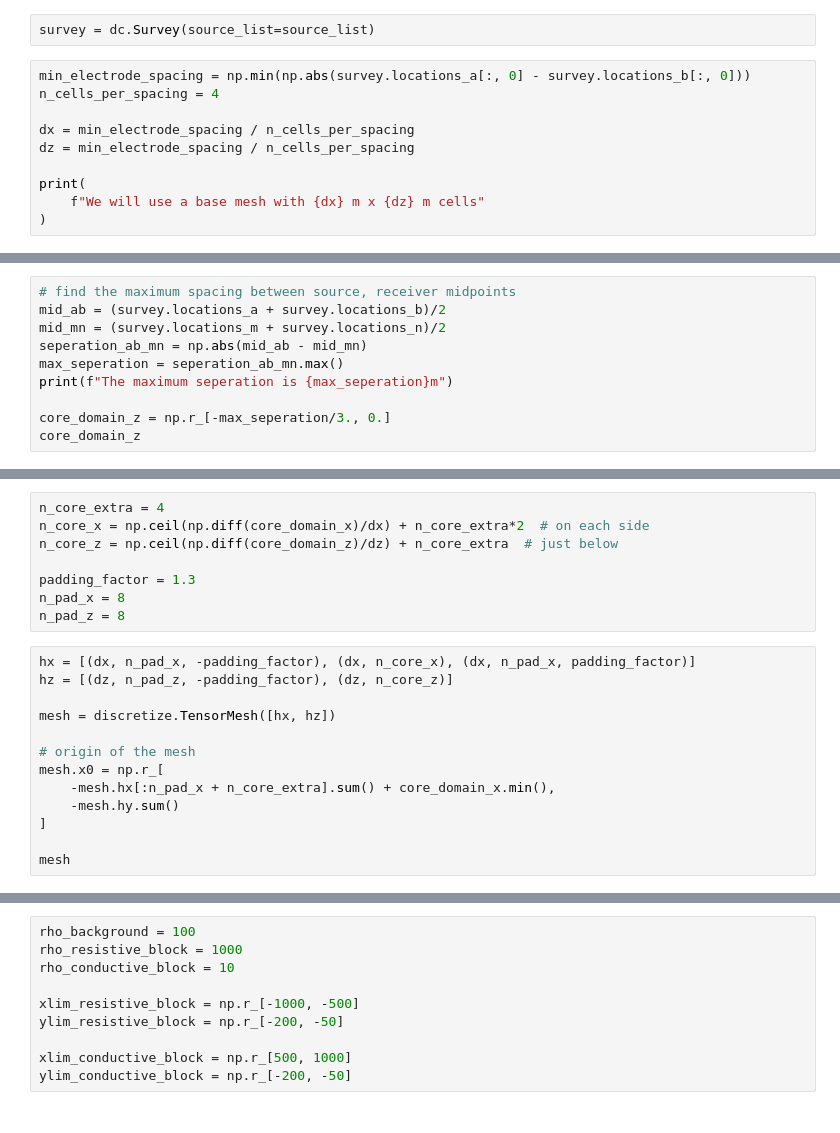
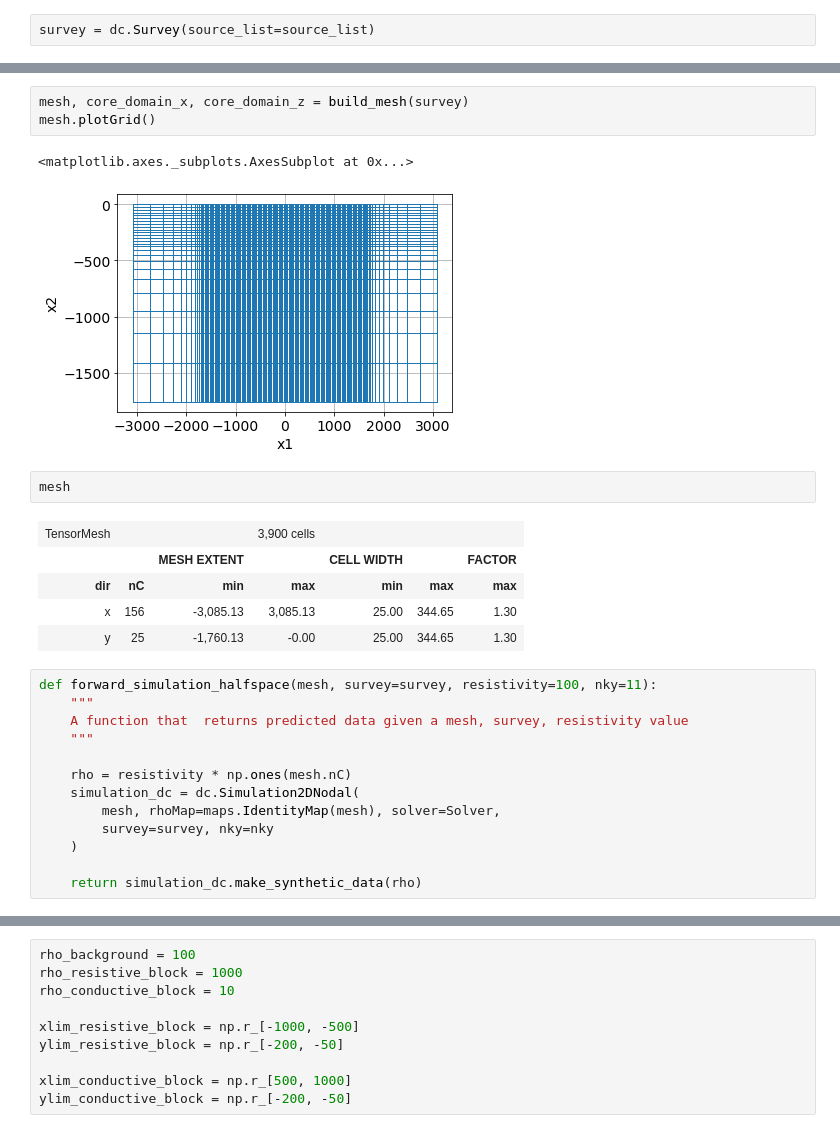
Before and after one commit to simpeg/transform-2020-simpeg, a Jupyter notebook: 2-forward-simulations-dc.ipynb, the cells around one changed output, grey strips where cells are left out. Saved outputs shown, nothing was run; the diff lists cells and outputs as text.

```diff
--- a/2-forward-simulations-dc.ipynb
+++ b/2-forward-simulations-dc.ipynb
@@ -169,13 +169,3 @@ for i in range(dc_data_dict["n_sources"]):
     source_list.append(source)
 # %%
 survey = dc.Survey(source_list=source_list)
-# %%
-min_electrode_spacing = np.min(np.abs(survey.locations_a[:, 0] - survey.locations_b[:, 0]))
-n_cells_per_spacing = 4
-
-dx = min_electrode_spacing / n_cells_per_spacing
-dz = min_electrode_spacing / n_cells_per_spacing
-
-print(
-    f"We will use a base mesh with {dx} m x {dz} m cells"
-)
@@ -193,10 +171,0 @@ array([-1600.,  1600.])
-# %%
-# find the maximum spacing between source, receiver midpoints
-mid_ab = (survey.locations_a + survey.locations_b)/2
-mid_mn = (survey.locations_m + survey.locations_n)/2
-seperation_ab_mn = np.abs(mid_ab - mid_mn)
-max_seperation = seperation_ab_mn.max()
-print(f"The maximum seperation is {max_seperation}m")
-
-core_domain_z = np.r_[-max_seperation/3., 0.]
-core_domain_z
@@ -206,21 +171,0 @@ array([-266.66666667,    0.        ])
-# %%
-n_core_extra = 4
-n_core_x = np.ceil(np.diff(core_domain_x)/dx) + n_core_extra*2  # on each side
-n_core_z = np.ceil(np.diff(core_domain_z)/dz) + n_core_extra  # just below
-
-padding_factor = 1.3
-n_pad_x = 8
-n_pad_z = 8
-# %%
-hx = [(dx, n_pad_x, -padding_factor), (dx, n_core_x), (dx, n_pad_x, padding_factor)]
-hz = [(dz, n_pad_z, -padding_factor), (dz, n_core_z)]
-
-mesh = discretize.TensorMesh([hx, hz])
-
-# origin of the mesh
-mesh.x0 = np.r_[
-    -mesh.hx[:n_pad_x + n_core_extra].sum() + core_domain_x.min(),
-    -mesh.hy.sum()
-]
-
-mesh
@@ -240,0 +248,27 @@ mesh.plotGrid(ax=ax)
+# %%
+mesh, core_domain_x, core_domain_z = build_mesh(survey)
+mesh.plotGrid()
+# %% [output]
+<matplotlib.axes._subplots.AxesSubplot at 0x...>
+[figure, added]
+# %%
+mesh
+# %% [output]
+| TensorMesh |  |  | 3,900 cells |  |  |  |
+|  |  | MESH EXTENT |  | CELL WIDTH |  | FACTOR |
+| dir | nC | min | max | min | max | max |
+| x | 156 | -3,085.13 | 3,085.13 | 25.00 | 344.65 | 1.30 |
+| y | 25 | -1,760.13 | -0.00 | 25.00 | 344.65 | 1.30 |
+# %%
+def forward_simulation_halfspace(mesh, survey=survey, resistivity=100, nky=11):
+    """
+    A function that  returns predicted data given a mesh, survey, resistivity value
+    """
+
+    rho = resistivity * np.ones(mesh.nC)
+    simulation_dc = dc.Simulation2DNodal(
+        mesh, rhoMap=maps.IdentityMap(mesh), solver=Solver,
+        survey=survey, nky=nky
+    )
+
+    return simulation_dc.make_synthetic_data(rho)
```
Also changed, not shown: parts of 16 cells of this notebook, 1 other file.
